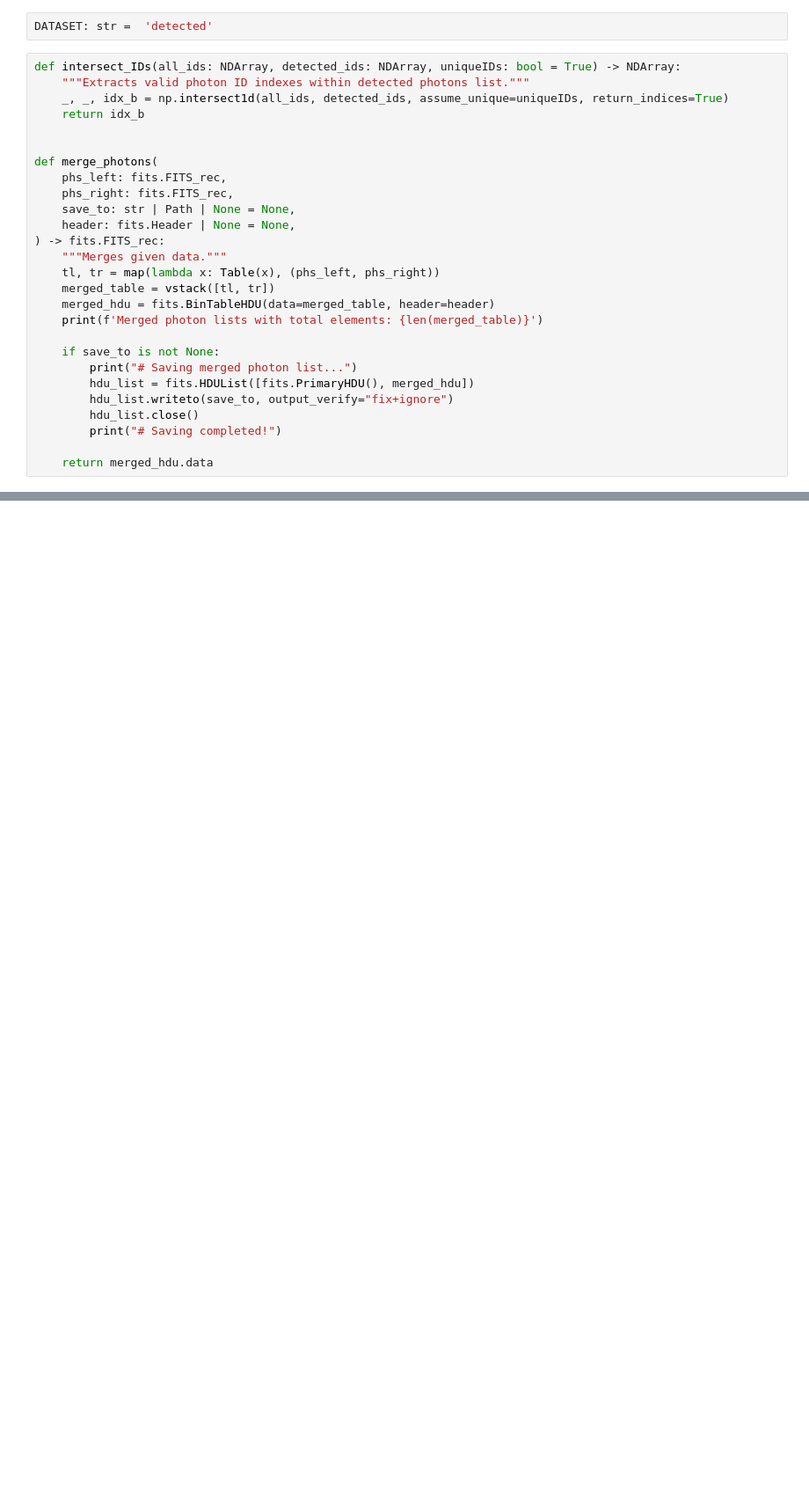
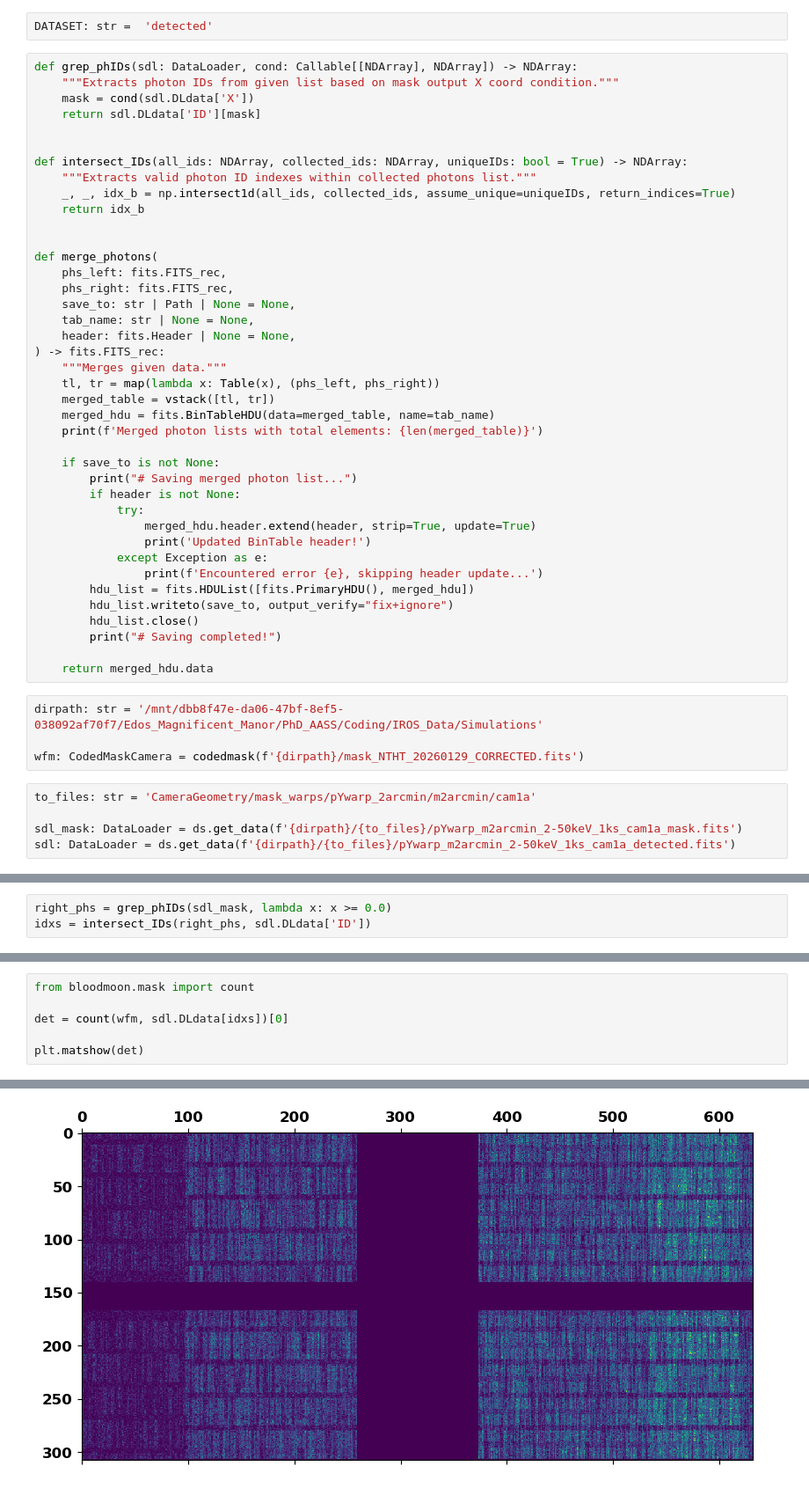
Before and after one commit to EdoardoGiancarli/LearningCodedMasks, a Jupyter notebook: CameraGeometry/demo_config_warpedmask.ipynb, the cells around one changed output, grey strips where cells are left out. Shown at 88% size. Saved outputs shown, nothing was run; the diff lists cells and outputs as text; blank space fills up the shorter version.

Commit message:
analysing mask warping

```diff
--- a/CameraGeometry/demo_config_warpedmask.ipynb
+++ b/CameraGeometry/demo_config_warpedmask.ipynb
@@ -10,9 +13,15 @@ from bloodmoon.mask import CodedMaskCamera
 # %%
 DATASET: str =  'detected'
 # %%
-def intersect_IDs(all_ids: NDArray, detected_ids: NDArray, uniqueIDs: bool = True) -> NDArray:
-    """Extracts valid photon ID indexes within detected photons list."""
-    _, _, idx_b = np.intersect1d(all_ids, detected_ids, assume_unique=uniqueIDs, return_indices=True)
+def grep_phIDs(sdl: DataLoader, cond: Callable[[NDArray], NDArray]) -> NDArray:
+    """Extracts photon IDs from given list based on mask output X coord condition."""
+    mask = cond(sdl.DLdata['X'])
+    return sdl.DLdata['ID'][mask]
+
+
+def intersect_IDs(all_ids: NDArray, collected_ids: NDArray, uniqueIDs: bool = True) -> NDArray:
+    """Extracts valid photon ID indexes within collected photons list."""
+    _, _, idx_b = np.intersect1d(all_ids, collected_ids, assume_unique=uniqueIDs, return_indices=True)
     return idx_b
 
 
@@ -20,19 +29,35 @@ def merge_photons(
     phs_left: fits.FITS_rec,
     phs_right: fits.FITS_rec,
     save_to: str | Path | None = None,
+    tab_name: str | None = None,
     header: fits.Header | None = None,
 ) -> fits.FITS_rec:
     """Merges given data."""
     tl, tr = map(lambda x: Table(x), (phs_left, phs_right))
     merged_table = vstack([tl, tr])
-    merged_hdu = fits.BinTableHDU(data=merged_table, header=header)
+    merged_hdu = fits.BinTableHDU(data=merged_table, name=tab_name)
     print(f'Merged photon lists with total elements: {len(merged_table)}')
 
     if save_to is not None:
         print("# Saving merged photon list...")
+        if header is not None:
+            try:
+                merged_hdu.header.extend(header, strip=True, update=True)
+                print('Updated BinTable header!')
+            except Exception as e:
+                print(f'Encountered error {e}, skipping header update...')
         hdu_list = fits.HDUList([fits.PrimaryHDU(), merged_hdu])
         hdu_list.writeto(save_to, output_verify="fix+ignore")
         hdu_list.close()
         print("# Saving completed!")
 
     return merged_hdu.data
+# %%
+dirpath: str = '/mnt/dbb8f47e-da06-47bf-8ef5-038092af70f7/Edos_Magnificent_Manor/PhD_AASS/Coding/IROS_Data/Simulations'
+
+wfm: CodedMaskCamera = codedmask(f'{dirpath}/mask_NTHT_20260129_CORRECTED.fits')
+# %%
+to_files: str = 'CameraGeometry/mask_warps/pYwarp_2arcmin/m2arcmin/cam1a'
+
+sdl_mask: DataLoader = ds.get_data(f'{dirpath}/{to_files}/pYwarp_m2arcmin_2-50keV_1ks_cam1a_mask.fits')
+sdl: DataLoader = ds.get_data(f'{dirpath}/{to_files}/pYwarp_m2arcmin_2-50keV_1ks_cam1a_detected.fits')
@@ -38,0 +78,3 @@ def merge_photons(
+# %%
+right_phs = grep_phIDs(sdl_mask, lambda x: x >= 0.0)
+idxs = intersect_IDs(right_phs, sdl.DLdata['ID'])
@@ -38,0 +89,7 @@ def merge_photons(
+# %%
+from bloodmoon.mask import count
+
+det = count(wfm, sdl.DLdata[idxs])[0]
+
+plt.matshow(det)
+# %% [output]
@@ -38,0 +97 @@ def merge_photons(
+[figure, added]
```
Also changed, not shown: parts of 7 cells of this notebook, 2 other files.
